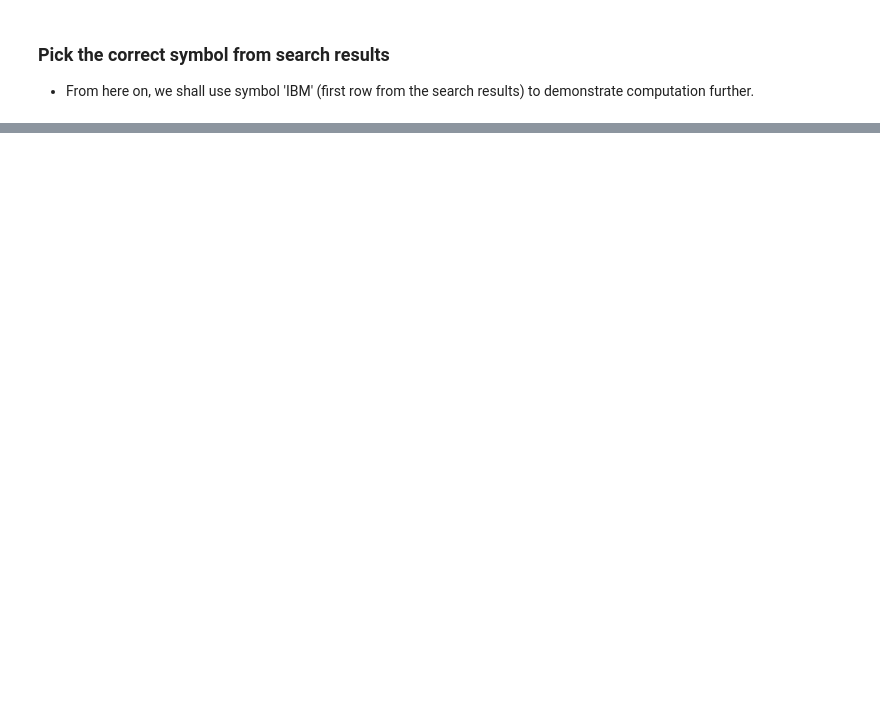
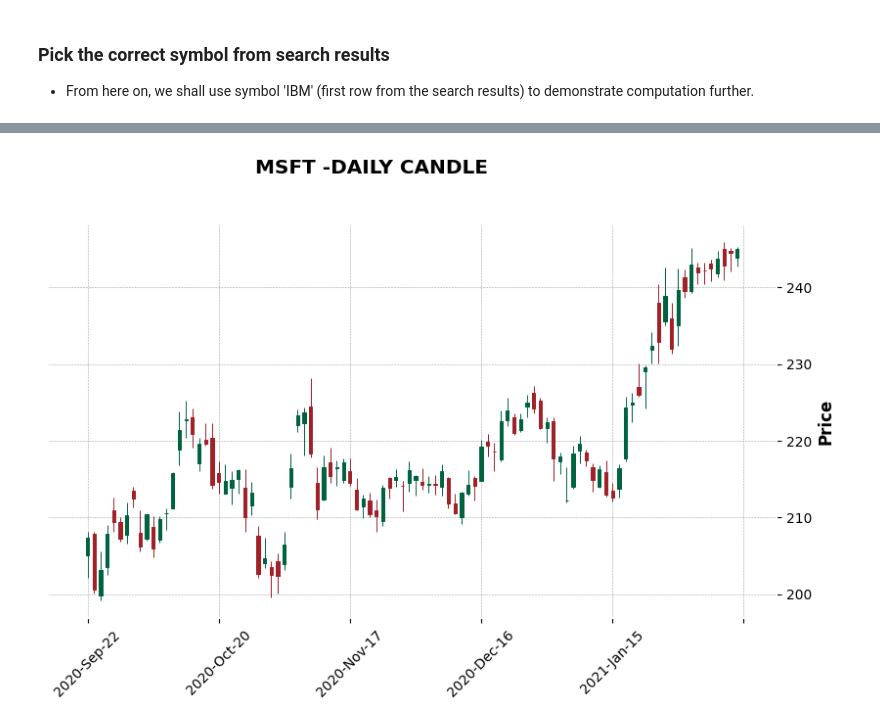
Before and after one commit to jadhavpritish/Toucan, a Jupyter notebook: demo_notebooks/simple_moving_average_crossover_demo.ipynb, the cells around one changed output, grey strips where cells are left out. Cells and saved outputs as stored; diff of their text form; code cells hidden in the pictures; blank space fills up the shorter version.

```diff
--- a/demo_notebooks/simple_moving_average_crossover_demo.ipynb
+++ b/demo_notebooks/simple_moving_average_crossover_demo.ipynb
@@ -94,0 +81,10 @@ display(av_daily_df.head())
+# %%
+mpl.plot(
+    av_ticker_df[-100:],
+    type="candle",
+    style="charles",
+    figratio=(18, 10),
+    title=f"{symbol} -DAILY CANDLE",
+)
+# %% [output]
+[figure, added]
```
Also changed, not shown: parts of 19 cells of this notebook, 9 other files.
